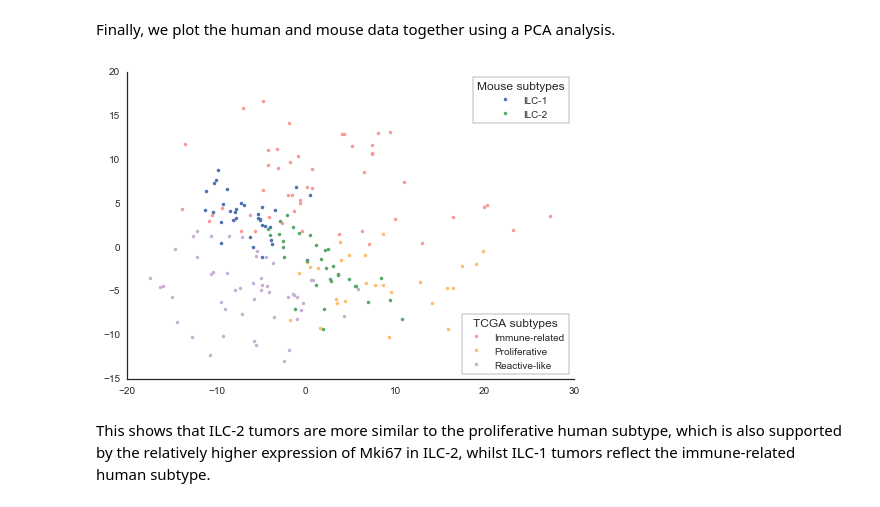
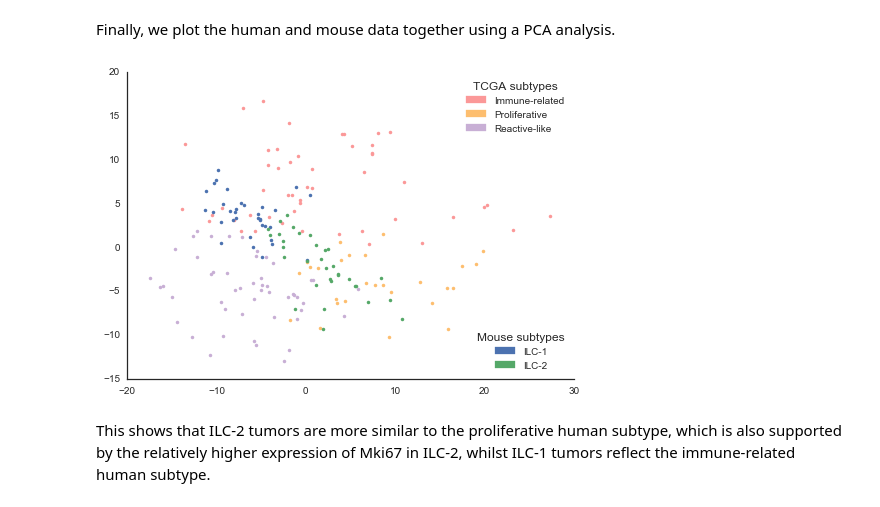
Before and after one commit to jrderuiter/ilc-sb-screen, a Jupyter notebook: notebooks/2. Expression analyses.ipynb, the cells around one changed output. Cells and saved outputs as stored; diff of their text form; code cells hidden in the pictures.

```diff
--- a/notebooks/2. Expression analyses.ipynb
+++ b/notebooks/2. Expression analyses.ipynb
@@ -444,16 +481,18 @@ We can also summarize the expression of these genes in a boxplot:
 selected_pam50_genes = ['Esr1', 'Foxa1', 'Mki67', 'Krt5']
 
 fig, axes = plot_boxplots(
-    sb_expr, nmf_subtypes,
+    sb_expr, nmf_subtypes_abbrv,
     genes=selected_pam50_genes,
-    figsize=(7, 6), ncols=2)
+    figsize=(6, 6), ncols=2,
+    order=subtype_order_abbrv, palette=SUBTYPE_COLORS)
 
 # Draw again for manuscript.
 with sns.plotting_context('paper', font_scale=0.7):
     fig, axes = plot_boxplots(
-        sb_expr, nmf_subtypes,
+        sb_expr, nmf_subtypes_abbrv,
         genes=selected_pam50_genes,
-        figsize=(3.5, 3), ncols=2,
+        figsize=(3.1, 2.9), ncols=2,
+        order=subtype_order_abbrv, palette=SUBTYPE_COLORS,
         linewidth=0.5, fliersize=2)
     axes[0, 0].set_ylabel('')
     axes[1, 0].set_ylabel('')
@@ -587,7 +646,10 @@ Adjusting the Data
 # %% [markdown]
 Finally, we plot the human and mouse data together using a PCA analysis.
 # %%
+from collections import OrderedDict
 from sklearn.decomposition import PCA
+
+from nbsupport.util.clustermap import draw_legend
 
 # Fit PCA.
 pca = PCA(n_components=2)
@@ -605,42 +667,46 @@ x_transform = pd.concat([x_transform, merged_subtypes], axis=1)
 
 
 def _plot_pca(ax=None):
     # Setup figure.
     if ax is None:
         _, ax = plt.subplots()
 
     # Plot tcga samples.
     paired_colors = sns.color_palette('Paired', 12)
-    tcga_colors = [paired_colors[i] for i in [4, 6, 8]]
 
-    tcga_labels = ['Immune-related', 'Proliferative', 'Reactive-like']
+    tcga_cmap = OrderedDict(
+        zip(['Immune-related', 'Proliferative', 'Reactive-like'],
+            [paired_colors[i] for i in [4, 6, 8]]))
 
-    for subtype, color in zip(tcga_labels, tcga_colors):
+    for subtype, color in tcga_cmap.items():
         grp = x_transform.ix[x_transform['subtype'] == subtype]
         ax.plot(grp[0], grp[1], '.', color=color, label=subtype)
 
-    legend = ax.legend(loc='lower right', frameon=True, title='TCGA subtypes')
+    legend = draw_legend(tcga_cmap, ax=ax, name='TCGA subtypes', loc='upper right')
     ax.add_artist(legend)
 
     # Plot mouse samples.
-    handles = []
-    for subtype, color in zip(SUBTYPE_ORDER[:2], SUBTYPE_COLORS):
+    mouse_cmap = OrderedDict(zip(SUBTYPE_ORDER[:2], SUBTYPE_COLORS))
+
+    for subtype, color in mouse_cmap.items():
         grp = x_transform.ix[x_transform['subtype'] == subtype]
-        lines = ax.plot(grp[0], grp[1], '.', color=color, label=subtype)
-        handles.append(lines[0])
+        ax.plot(grp[0], grp[1], '.', color=color, label=subtype)
 
-    ax.legend(loc='upper right', handles=handles, frameon=True, title='Mouse subtypes')
+    draw_legend(mouse_cmap, ax=ax, name='Mouse subtypes', loc='lower right')
+
     sns.despine()
+
+    return ax
 
 _plot_pca()
 
 with sns.plotting_context('paper', font_scale=0.7):
     fig, ax = plt.subplots(figsize=(4.8, 3))
     _plot_pca(ax=ax)
     ax.set_title('PCA of human (TCGA) and mouse ILC subtypes')
     fig.savefig('../reports/figures/fig_2_human_subtypes.pdf', bbox_inches='tight')
     plt.close(fig)
 # %% [output]
-[figure, old version]
+[figure, new version]
 # %% [markdown]
 This shows that ILC-2 tumors are more similar to the proliferative human subtype, which is also supported by the relatively higher expression of Mki67 in ILC-2, whilst ILC-1 tumors reflect the immune-related human subtype.
```
Also changed, not shown: parts of 9 cells of this notebook, 11 other files.
